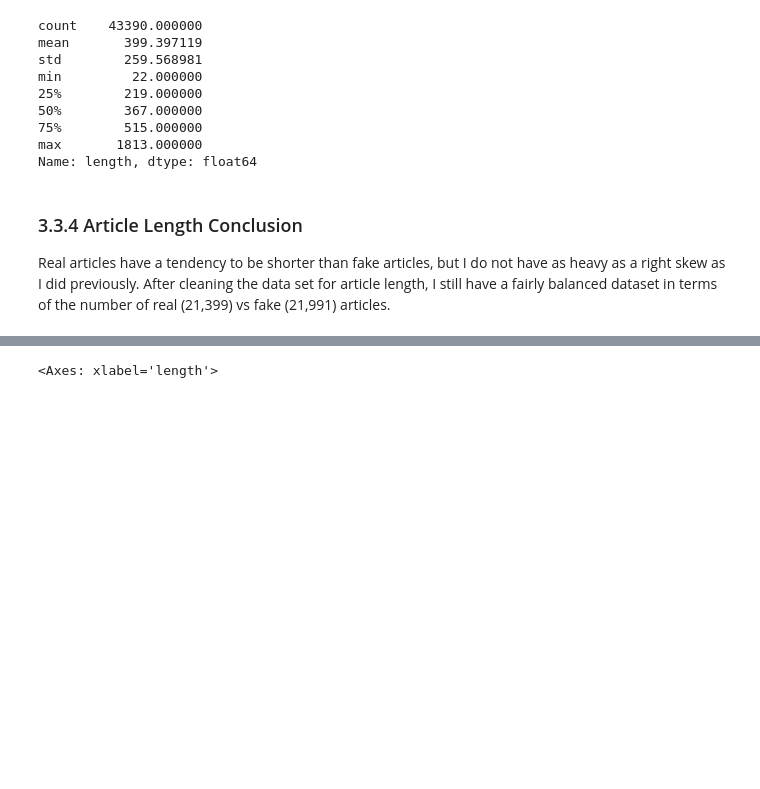
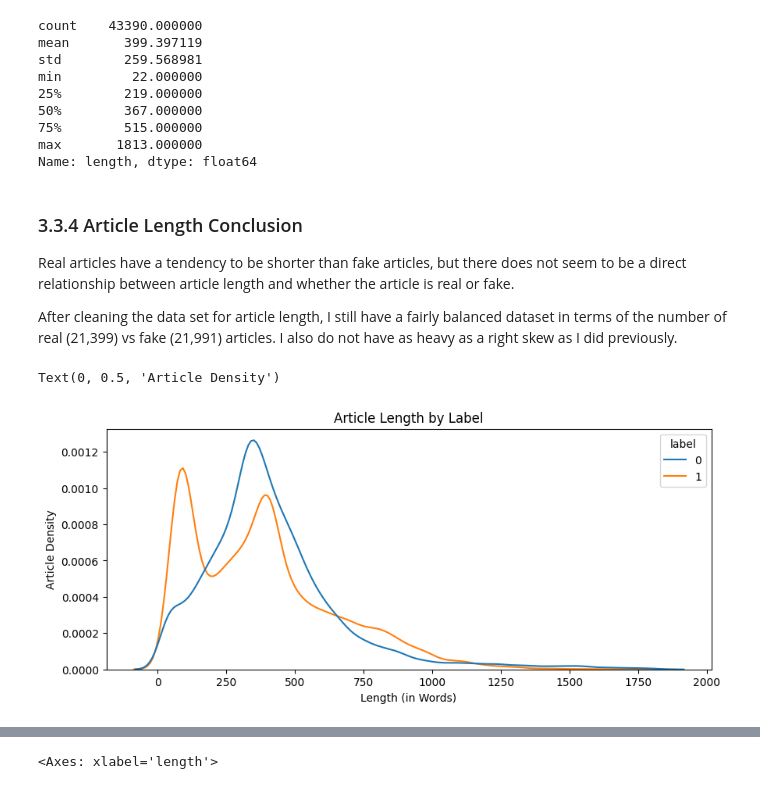
Before and after one commit to cmis1/MSDS, a Jupyter notebook: DTSA 5511/Final/DTSA 5511 Final.ipynb, the cells around one changed output, grey strips where cells are left out. Cells and saved outputs as stored; diff of their text form; code cells hidden in the pictures; blank space fills up the shorter version.

```diff
--- a/DTSA 5511/Final/DTSA 5511 Final.ipynb
+++ b/DTSA 5511/Final/DTSA 5511 Final.ipynb
@@ -223,4 +224,15 @@ max       1813.000000
 Name: length, dtype: float64
 # %% [markdown]
 ### 3.3.4 Article Length Conclusion
-Real articles have a tendency to be shorter than fake articles, but I do not have as heavy as a right skew as I did previously.  After cleaning the data set for article length, I still have a fairly balanced dataset in terms of the number of real (21,399) vs fake (21,991) articles.
+Real articles have a tendency to be shorter than fake articles, but there does not seem to be a direct relationship between article length and whether the article is real or fake.
+
+After cleaning the data set for article length, I still have a fairly balanced dataset in terms of the number of real (21,399) vs fake (21,991) articles.  I also do not have as heavy as a right skew as I did previously.
+# %%
+plt.figure(figsize=(10, 4))
+sns.kdeplot(data = df_articles, x='length', hue='label')
+plt.title('Article Length by Label')
+plt.xlabel('Length (in Words)')
+plt.ylabel('Article Density')
+# %% [output]
+Text(0, 0.5, 'Article Density')
+[figure, new version]
```
Also changed, not shown: parts of 50 cells of this notebook, 1 other file.
